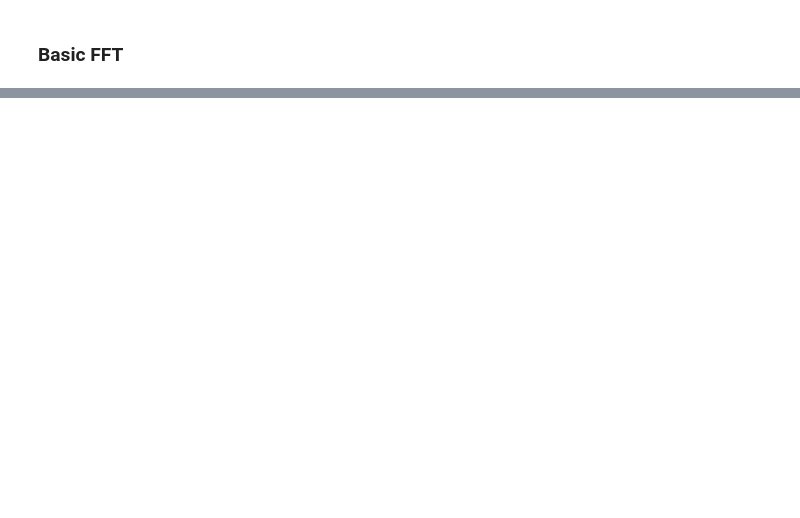
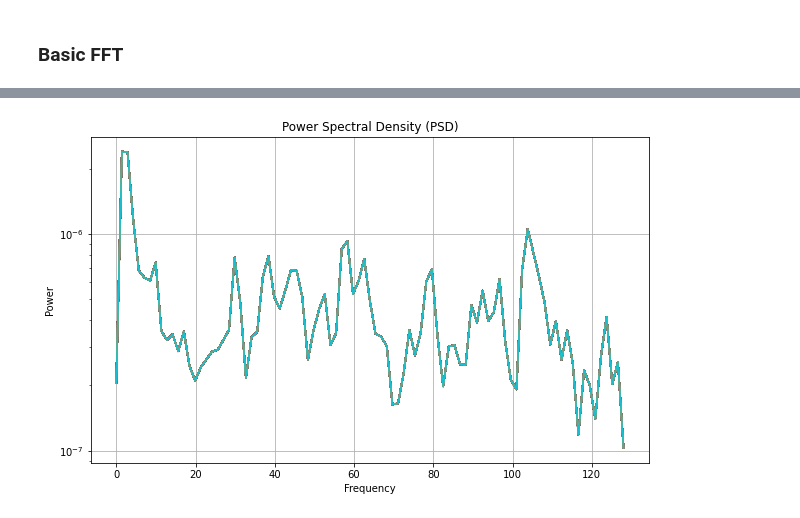
Before and after one commit to konradszewczyk/machine-perception, a Jupyter notebook: analysis_bdf.ipynb, the cells around one changed output, grey strips where cells are left out. Cells and saved outputs as stored; diff of their text form; code cells hidden in the pictures; blank space fills up the shorter version.

Commit message:
add welch psd

```diff
--- a/analysis_bdf.ipynb
+++ b/analysis_bdf.ipynb
@@ -275,0 +329,19 @@ SVC accuracy: 0.12
+# %%
+import matplotlib.pyplot as plt
+import numpy as np
+
+# Power Spectral Density
+freqs, psd = scipy.signal.welch(X, fs=raw.info['sfreq'], nperseg=180, noverlap=90, axis=1)
+
+# Average PSD across all time series
+mean_psd = np.mean(psd, axis=0)
+
+plt.figure(figsize=(10, 6))
+plt.semilogy(freqs, mean_psd)
+plt.title('Power Spectral Density (PSD)')
+plt.xlabel('Frequency')
+plt.ylabel('Power')
+plt.grid()
+plt.show()
+# %% [output]
+[figure, added]
```
Also changed, not shown: parts of 14 cells of this notebook.
